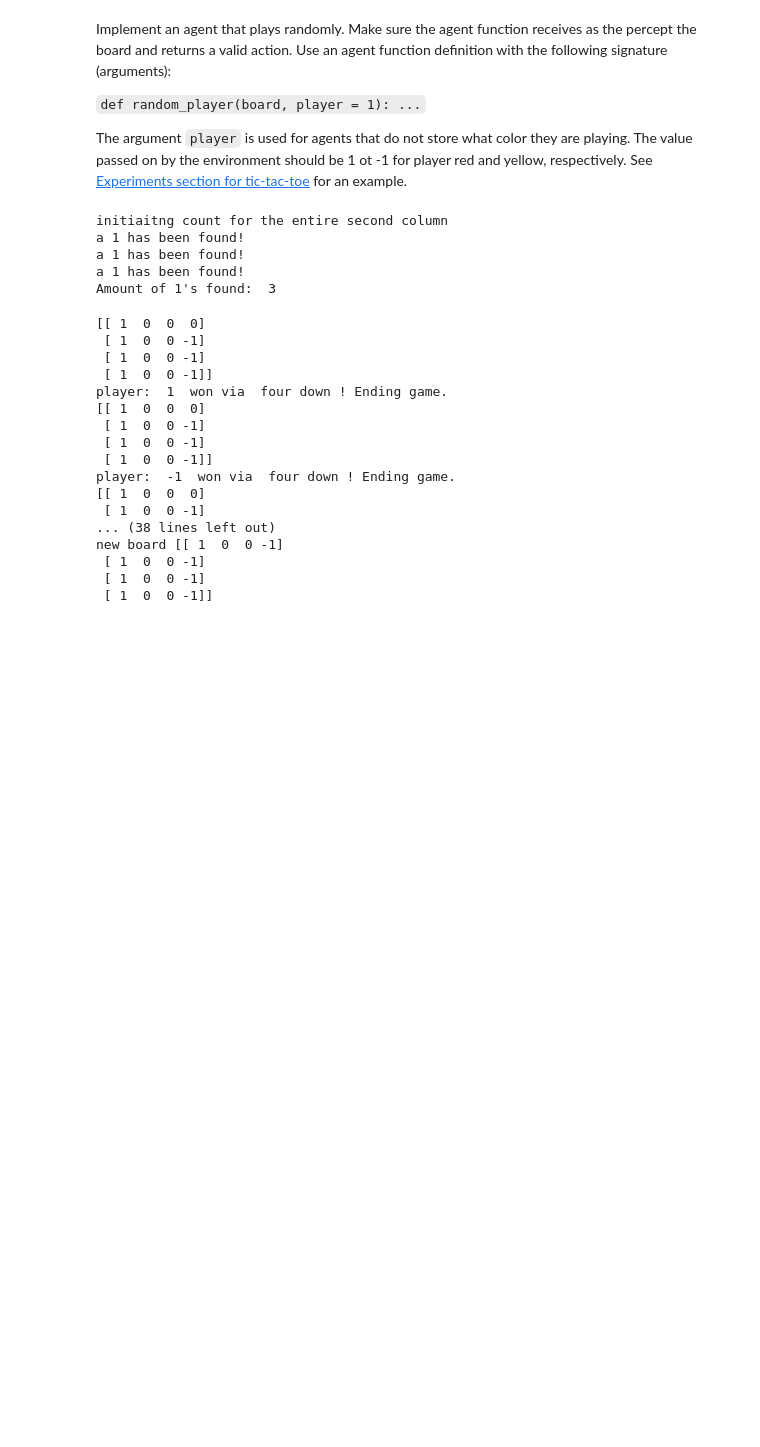
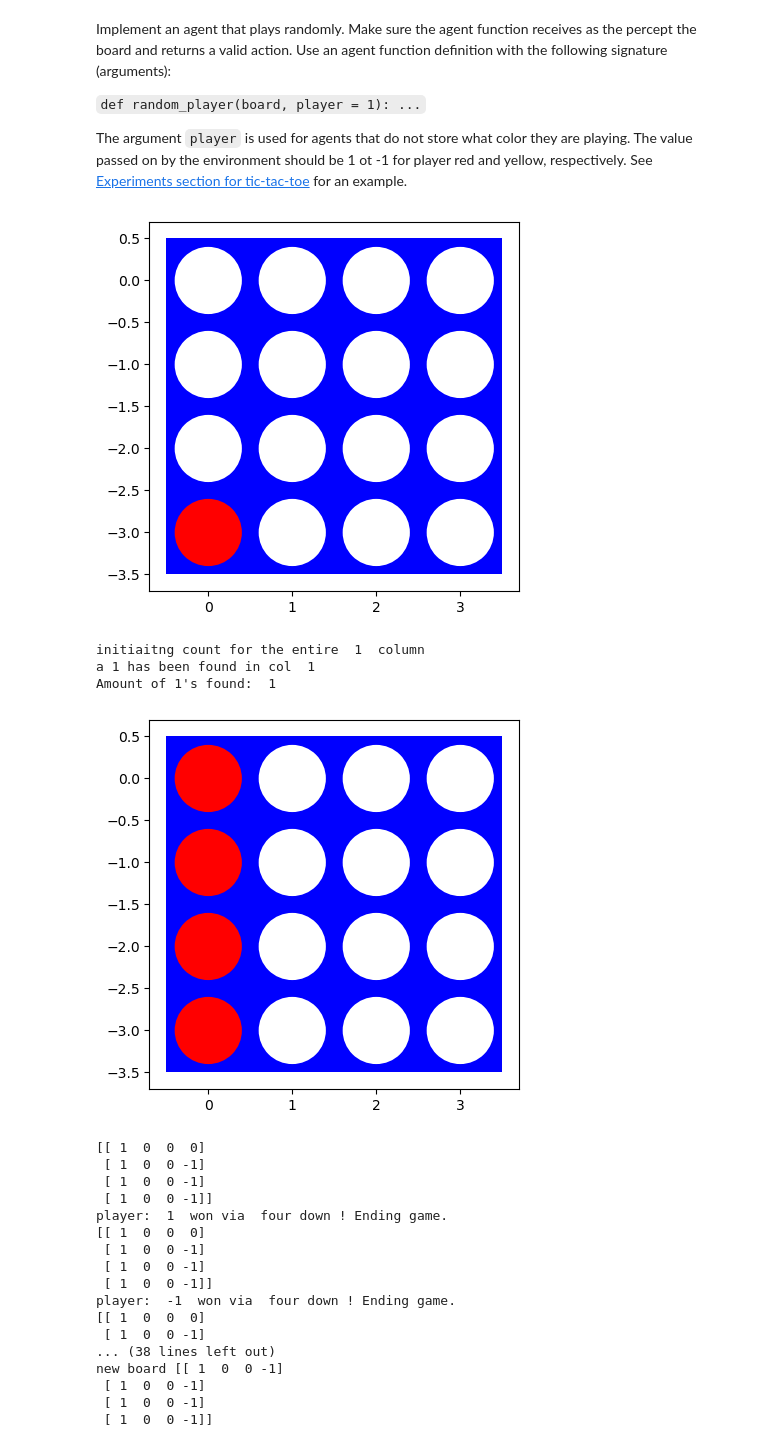
Before and after one commit to MaxDLink/connect-four, a Jupyter notebook: assignment_connect4.ipynb, the cells around one changed output. Cells and saved outputs as stored; diff of their text form; code cells hidden in the pictures; blank space fills up the shorter version.

Commit message:
placing 1 in a column once zero is hit
placing a 1 in a column once zero is hit to simulate gravity.

TODO: randomize column_selected to update every time &/or change loop logic to change row selected every run so that AI places pieces in random columns & lets gravity do the rest.

```diff
--- a/assignment_connect4.ipynb
+++ b/assignment_connect4.ipynb
@@ -463,62 +463,62 @@ def random_player(board, player = 1):
 # %%
 # board test -- different ways to ping the board
 
 # print(board)
 col = 0
 row = 0
 
 # row must change to iterate through an entire column and count the 1's in that column
 board[row][col]
 
 # get the length of the board
 # the length is 4 so now we can go through the entire column by iterating
 length = len(board)
 
-# this is our looping template
-# for i in range(length):
-#     print(i)
-#     i+=1
-
-# now loop over a particular column and change the row each time to count the number of 1's in a column
-# for r in range(length):
-#     print("row is: ", row)
-#     # column stays fixed as 0 here, so the entire first column of 1's is counted and should total to 4
-#     # count conditional
-#     if board[row][col] == 1:
-#         print("a 1 has been found!")
-#     row += 1
-
 
 # now try to count another board with a specific amount of 1's to check counting logic
 # want to count the whole second column in this example; 3 ones
 # this means that col needs to be 1
-board = [[1, 0, 0, 0],
-         [1, 1, 0, 0],
-         [0, 1, 0, 0],
-         [0, 1, 0, 0]]
-# reinitialize row to 0 for this as it is all in one cell & we do not want row to overflow
-row = 0
+board = [[0, 0, 0, 0],
+         [0, 0, 0, 0],
+         [0, 0, 0, 0],
+         [1, 0, 0, 0]]
+
+visualize(board)
+
 # var to hold 1's
 one_count = 0
 
-print("initiaitng count for the entire second column")
+# define column to search through here
+column_selected = np.random.randint(0, length)
+# add one to column_selected to have the first column identify as 1, second as 2, 3rd as 3 etc.
+print("initiaitng count for the entire ", column_selected + 1, " column")
 for r in range(length):
     # print("row is: ", row)
-    # column stays fixed as 1 here, so the entire 2nd column of 1's is counted and should total to 3
-    col = 1
+    # test with random column instead of fixing at 1
+    # col = 1
+    # col can range from 0 - 3
+    col = column_selected
     # count conditional
     if board[row][col] == 1:
-        print("a 1 has been found!")
+        print("a 1 has been found in col ", col + 1)
         one_count += 1
+    # else, found a zero
+    # if you have found a zero then just place a 1 or -1
+    else:
+        # updating board with 1
+        board[row][col] = 1
     row += 1
 
 print("Amount of 1's found: ", one_count)
+
+# show the updated board
+visualize(board)
 # %% [output]
+[figure, added]
-initiaitng count for the entire second column
-a 1 has been found!
-a 1 has been found!
-a 1 has been found!
-Amount of 1's found:  3
+initiaitng count for the entire  1  column
+a 1 has been found in col  1
+Amount of 1's found:  1
+[figure, added]
 # %%
 # make a board to pass to random player
 # 4x4 board is the smallest board, for testing purposes
```
